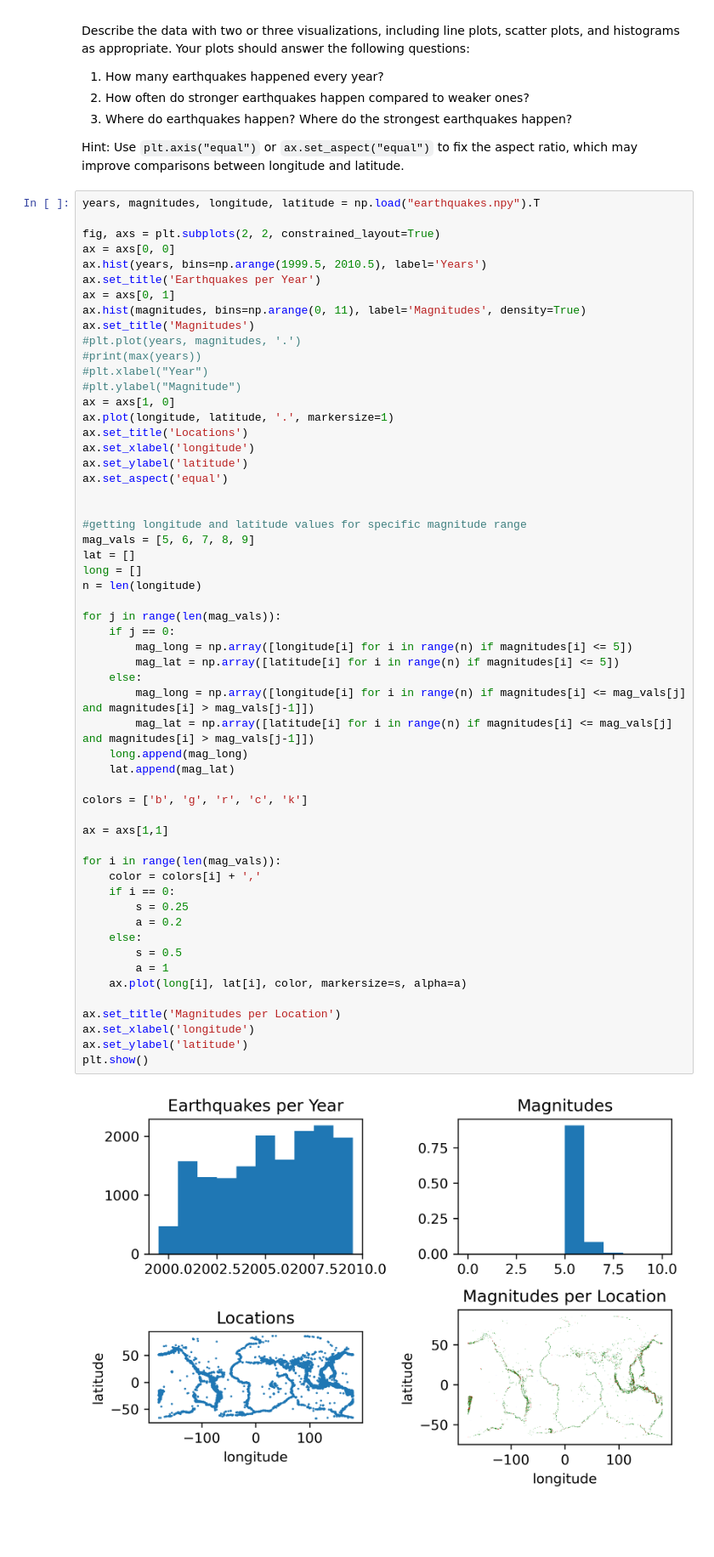
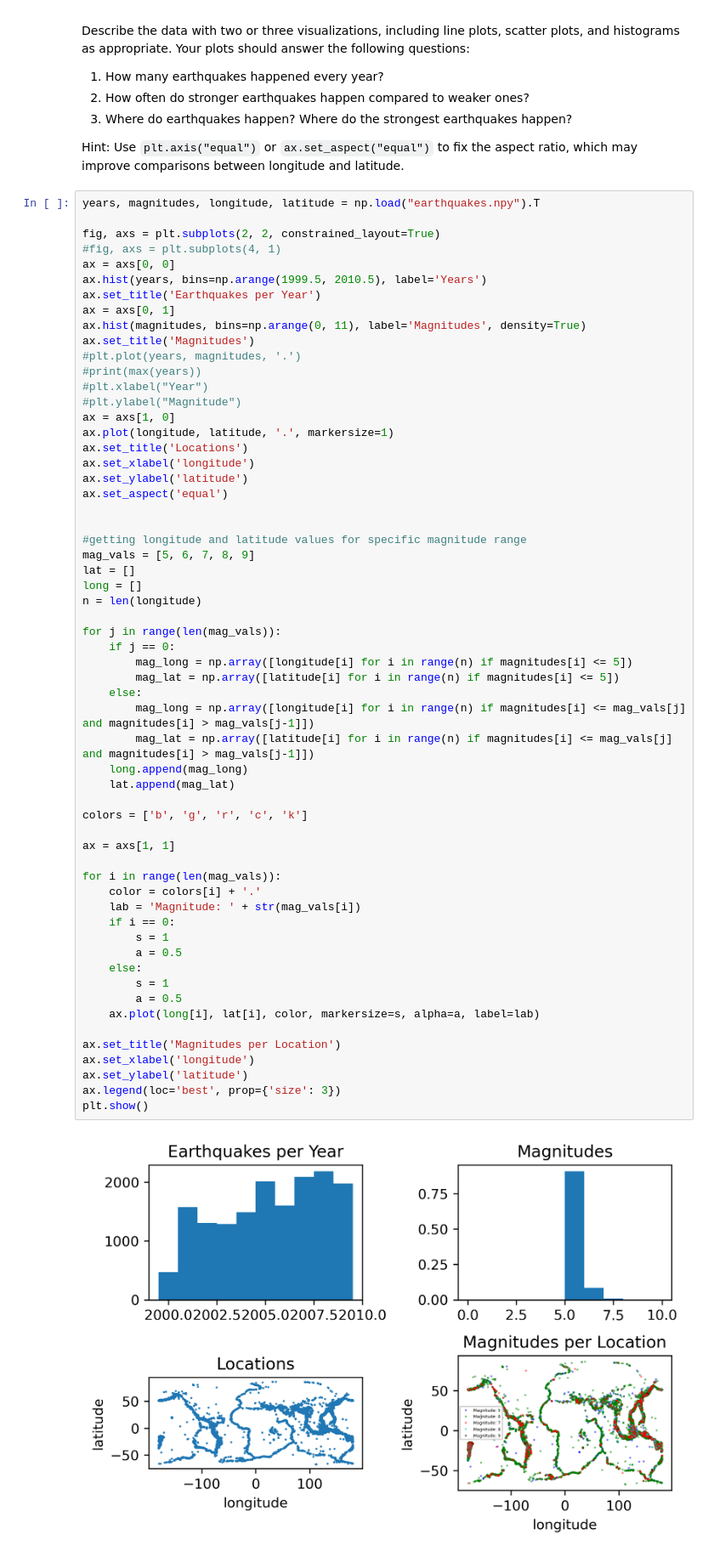
Before and after one commit to acjo/algorithims_optimization, a Jupyter notebook: DataVisualization/data_visualization.ipynb, the cells around one changed output. Shown at 85% size. Drawn from its saved outputs; the diff is of its cells as text; blank space fills up the shorter version.

```diff
--- a/DataVisualization/data_visualization.ipynb
+++ b/DataVisualization/data_visualization.ipynb
@@ -252,6 +252,7 @@ Hint: Use `plt.axis("equal")` or `ax.set_aspect("equal")` to fix the aspect rati
 years, magnitudes, longitude, latitude = np.load("earthquakes.npy").T
 
 fig, axs = plt.subplots(2, 2, constrained_layout=True)
+#fig, axs = plt.subplots(4, 1)
 ax = axs[0, 0]
 ax.hist(years, bins=np.arange(1999.5, 2010.5), label='Years')
 ax.set_title('Earthquakes per Year')
@@ -271,41 +272,43 @@ ax.set_aspect('equal')
 
 
 #getting longitude and latitude values for specific magnitude range
 mag_vals = [5, 6, 7, 8, 9]
 lat = []
 long = []
 n = len(longitude)
 
 for j in range(len(mag_vals)):
     if j == 0:
         mag_long = np.array([longitude[i] for i in range(n) if magnitudes[i] <= 5])
         mag_lat = np.array([latitude[i] for i in range(n) if magnitudes[i] <= 5])
     else:
         mag_long = np.array([longitude[i] for i in range(n) if magnitudes[i] <= mag_vals[j] and magnitudes[i] > mag_vals[j-1]])
         mag_lat = np.array([latitude[i] for i in range(n) if magnitudes[i] <= mag_vals[j] and magnitudes[i] > mag_vals[j-1]])
     long.append(mag_long)
     lat.append(mag_lat)
 
 colors = ['b', 'g', 'r', 'c', 'k']
 
-ax = axs[1,1]
+ax = axs[1, 1]
 
 for i in range(len(mag_vals)):
-    color = colors[i] + ','
+    color = colors[i] + '.'
+    lab = 'Magnitude: ' + str(mag_vals[i])
     if i == 0:
-        s = 0.25
-        a = 0.2
+        s = 1
+        a = 0.5
     else:
-        s = 0.5
-        a = 1
-    ax.plot(long[i], lat[i], color, markersize=s, alpha=a)
+        s = 1
+        a = 0.5
+    ax.plot(long[i], lat[i], color, markersize=s, alpha=a, label=lab)
 
 ax.set_title('Magnitudes per Location')
 ax.set_xlabel('longitude')
 ax.set_ylabel('latitude')
+ax.legend(loc='best', prop={'size': 3})
 plt.show()
 # %% [output]
-[figure, old version]
+[figure, new version]
 # %% [markdown]
 ### Problem 5
 
```
Also changed, not shown: parts of 1 cell of this notebook.
